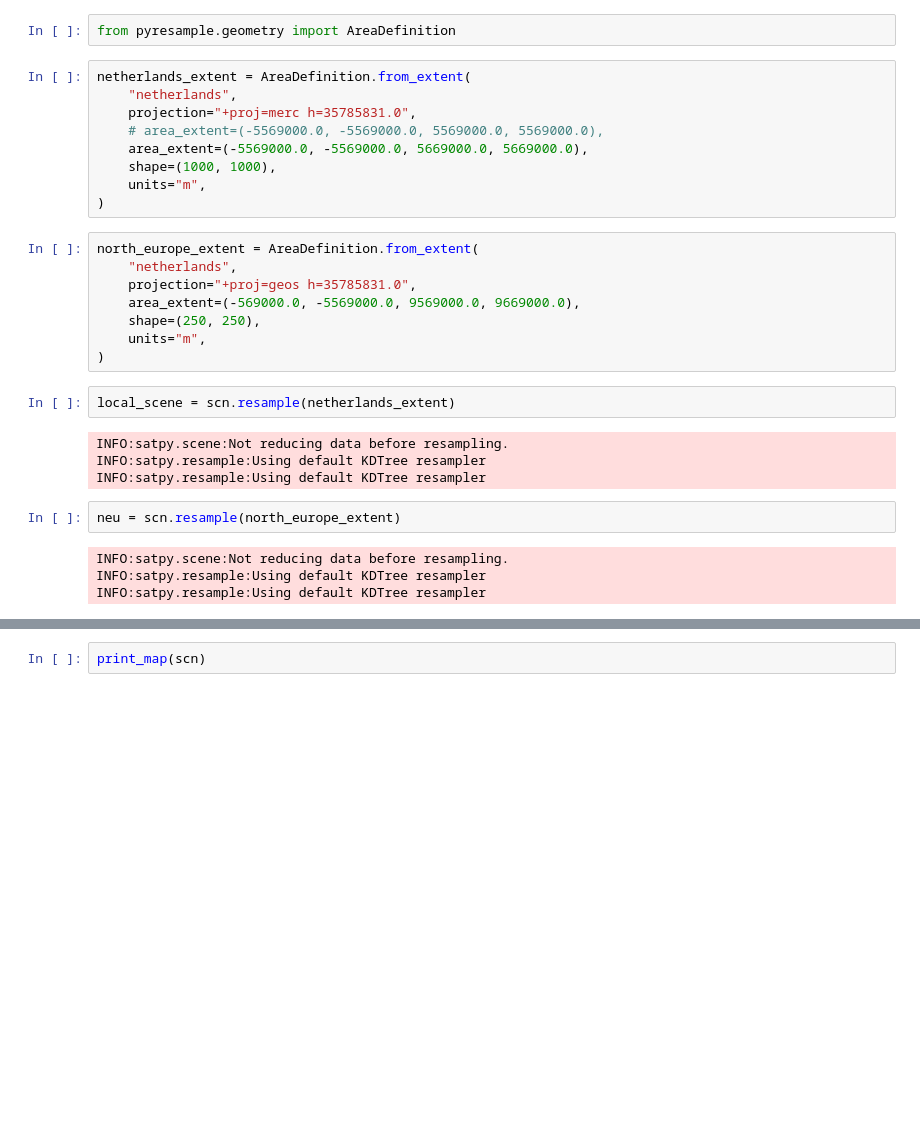
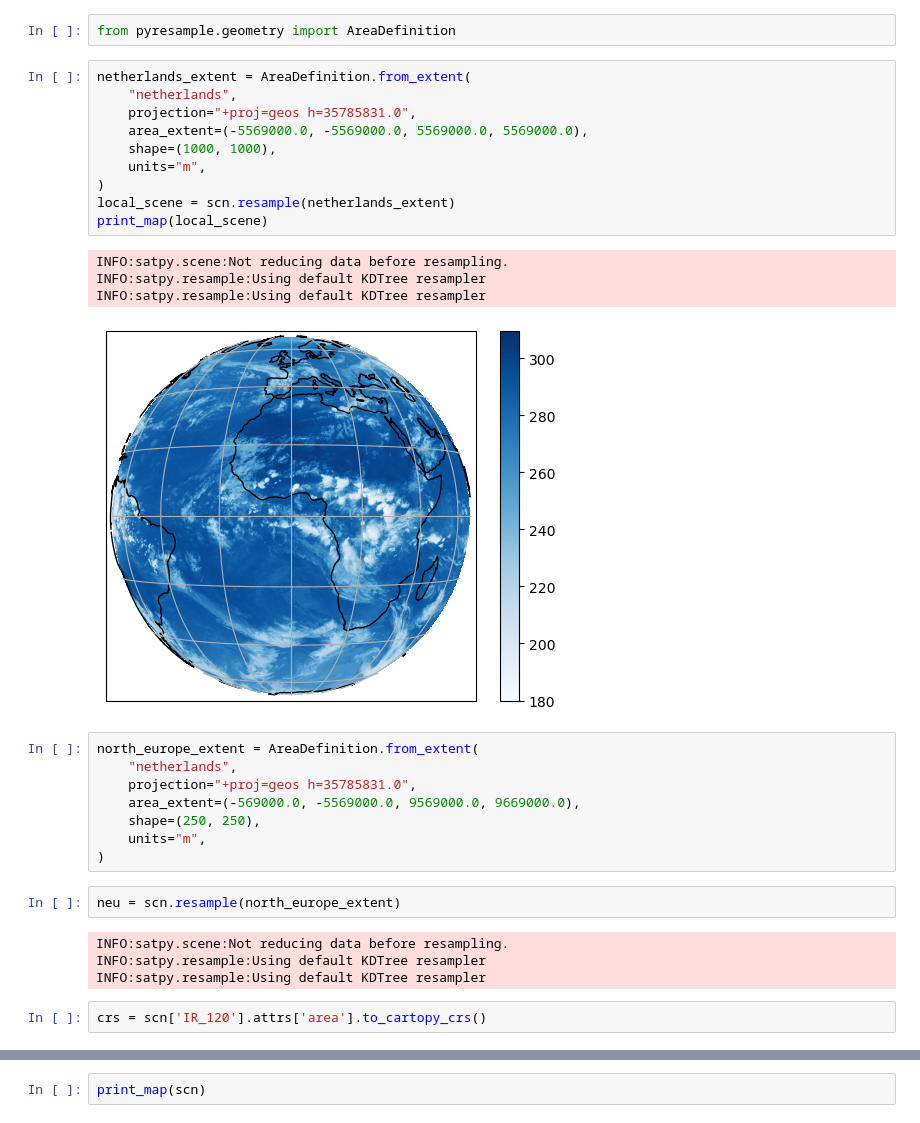
Before and after one commit to masterkram/bsc_thesis, a Jupyter notebook: sandbox/visualize_data.ipynb, the cells around one changed output, grey strips where cells are left out. Saved outputs shown, nothing was run; the diff lists cells and outputs as text; blank space fills up the shorter version.

```diff
--- a/sandbox/visualize_data.ipynb
+++ b/sandbox/visualize_data.ipynb
@@ -352,12 +425,18 @@ from pyresample.geometry import AreaDefinition
 # %%
 netherlands_extent = AreaDefinition.from_extent(
     "netherlands",
-    projection="+proj=merc h=35785831.0",
-    # area_extent=(-5569000.0, -5569000.0, 5569000.0, 5569000.0),
-    area_extent=(-5569000.0, -5569000.0, 5669000.0, 5669000.0),
+    projection="+proj=geos h=35785831.0",
+    area_extent=(-5569000.0, -5569000.0, 5569000.0, 5569000.0),
     shape=(1000, 1000),
     units="m",
 )
+local_scene = scn.resample(netherlands_extent)
+print_map(local_scene)
+# %% [output]
+INFO:satpy.scene:Not reducing data before resampling.
+INFO:satpy.resample:Using default KDTree resampler
+INFO:satpy.resample:Using default KDTree resampler
+[figure, added]
 # %%
 north_europe_extent = AreaDefinition.from_extent(
     "netherlands",
@@ -366,15 +445,11 @@ north_europe_extent = AreaDefinition.from_extent(
     shape=(250, 250),
     units="m",
 )
-# %%
-local_scene = scn.resample(netherlands_extent)
-# %% [output]
-INFO:satpy.scene:Not reducing data before resampling.
-INFO:satpy.resample:Using default KDTree resampler
-INFO:satpy.resample:Using default KDTree resampler
 # %%
 neu = scn.resample(north_europe_extent)
 # %% [output]
 INFO:satpy.scene:Not reducing data before resampling.
 INFO:satpy.resample:Using default KDTree resampler
 INFO:satpy.resample:Using default KDTree resampler
+# %%
+crs = scn['IR_120'].attrs['area'].to_cartopy_crs()
```
Also changed, not shown: parts of 20 cells of this notebook, 6 other files.
